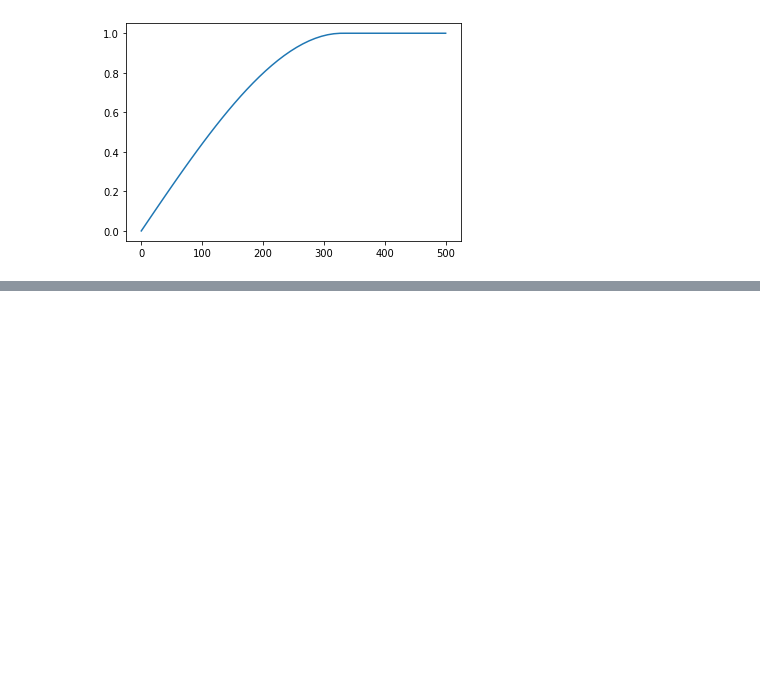
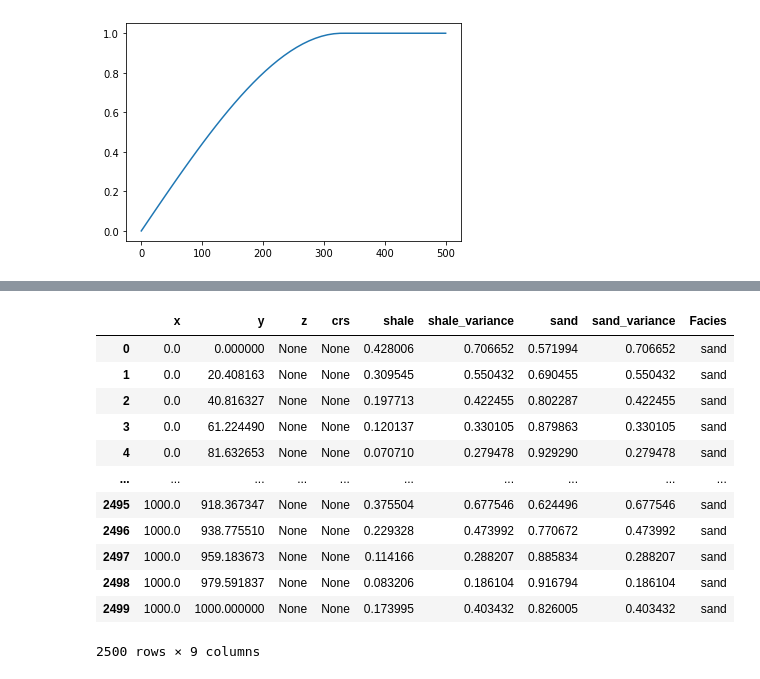
Before and after one commit to scuervo91/volumetricspy, a Jupyter notebook: docs/examples/3-Points/ind_krigging.ipynb, the cells around one changed output, grey strips where cells are left out. Cells and saved outputs as stored; diff of their text form; code cells hidden in the pictures; blank space fills up the shorter version.

```diff
--- a/docs/examples/3-Points/ind_krigging.ipynb
+++ b/docs/examples/3-Points/ind_krigging.ipynb
@@ -106,0 +134,17 @@ grid = CloudPoints().from_df(dfun, x='x',y='y')
+# %%
+rcp2 = ik2.forward('Facies')
+rcp2.df()
+# %% [output]
+|  | x | y | z | crs | shale | shale_variance | sand | sand_variance | Facies |
+| 0 | 0.0 | 0.000000 | None | None | 0.428006 | 0.706652 | 0.571994 | 0.706652 | sand |
+| 1 | 0.0 | 20.408163 | None | None | 0.309545 | 0.550432 | 0.690455 | 0.550432 | sand |
+| 2 | 0.0 | 40.816327 | None | None | 0.197713 | 0.422455 | 0.802287 | 0.422455 | sand |
+| 3 | 0.0 | 61.224490 | None | None | 0.120137 | 0.330105 | 0.879863 | 0.330105 | sand |
+| 4 | 0.0 | 81.632653 | None | None | 0.070710 | 0.279478 | 0.929290 | 0.279478 | sand |
+| ... | ... | ... | ... | ... | ... | ... | ... | ... | ... |
+| 2495 | 1000.0 | 918.367347 | None | None | 0.375504 | 0.677546 | 0.624496 | 0.677546 | sand |
+| 2496 | 1000.0 | 938.775510 | None | None | 0.229328 | 0.473992 | 0.770672 | 0.473992 | sand |
+| 2497 | 1000.0 | 959.183673 | None | None | 0.114166 | 0.288207 | 0.885834 | 0.288207 | sand |
+| 2498 | 1000.0 | 979.591837 | None | None | 0.083206 | 0.186104 | 0.916794 | 0.186104 | sand |
+| 2499 | 1000.0 | 1000.000000 | None | None | 0.173995 | 0.403432 | 0.826005 | 0.403432 | sand |
+2500 rows × 9 columns
```
Also changed, not shown: parts of 14 cells of this notebook, 1 other file.
